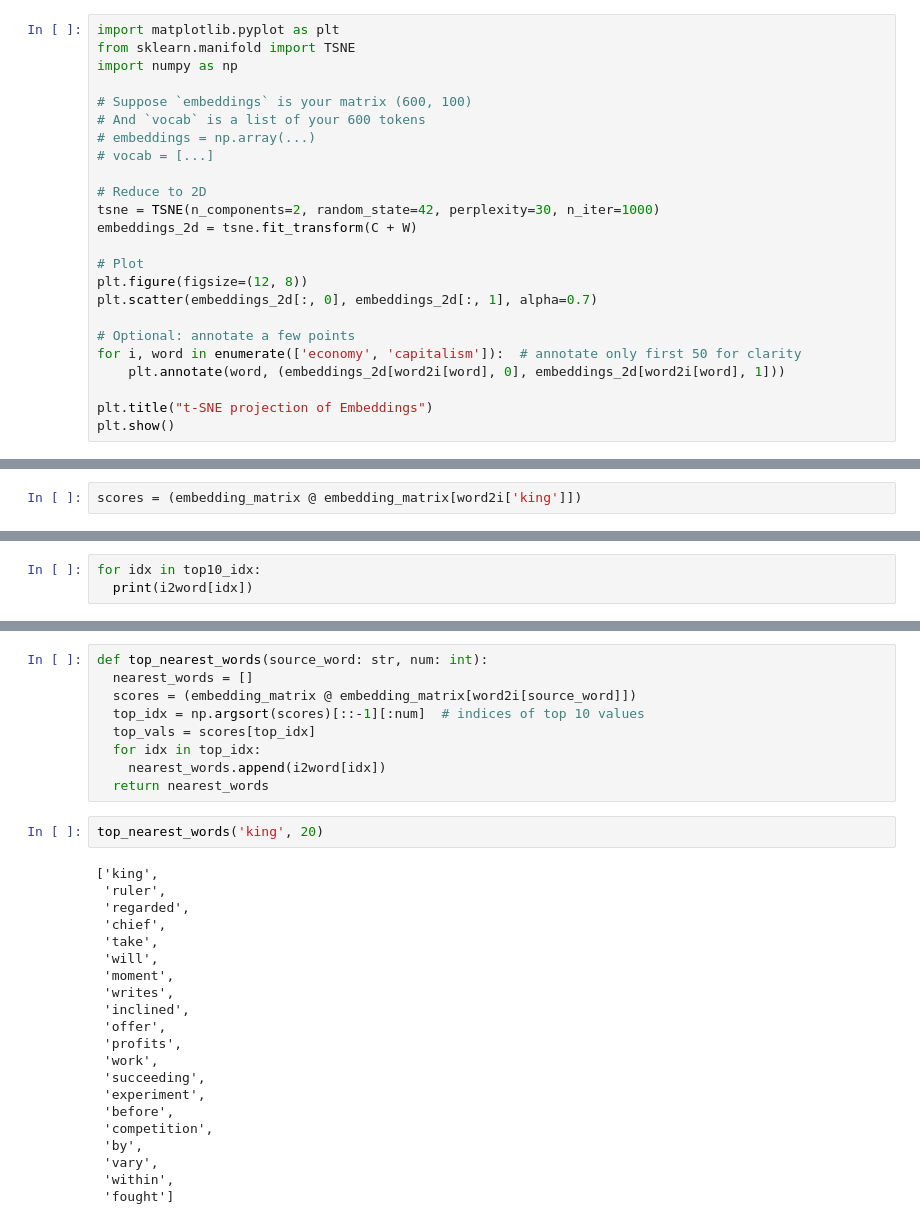
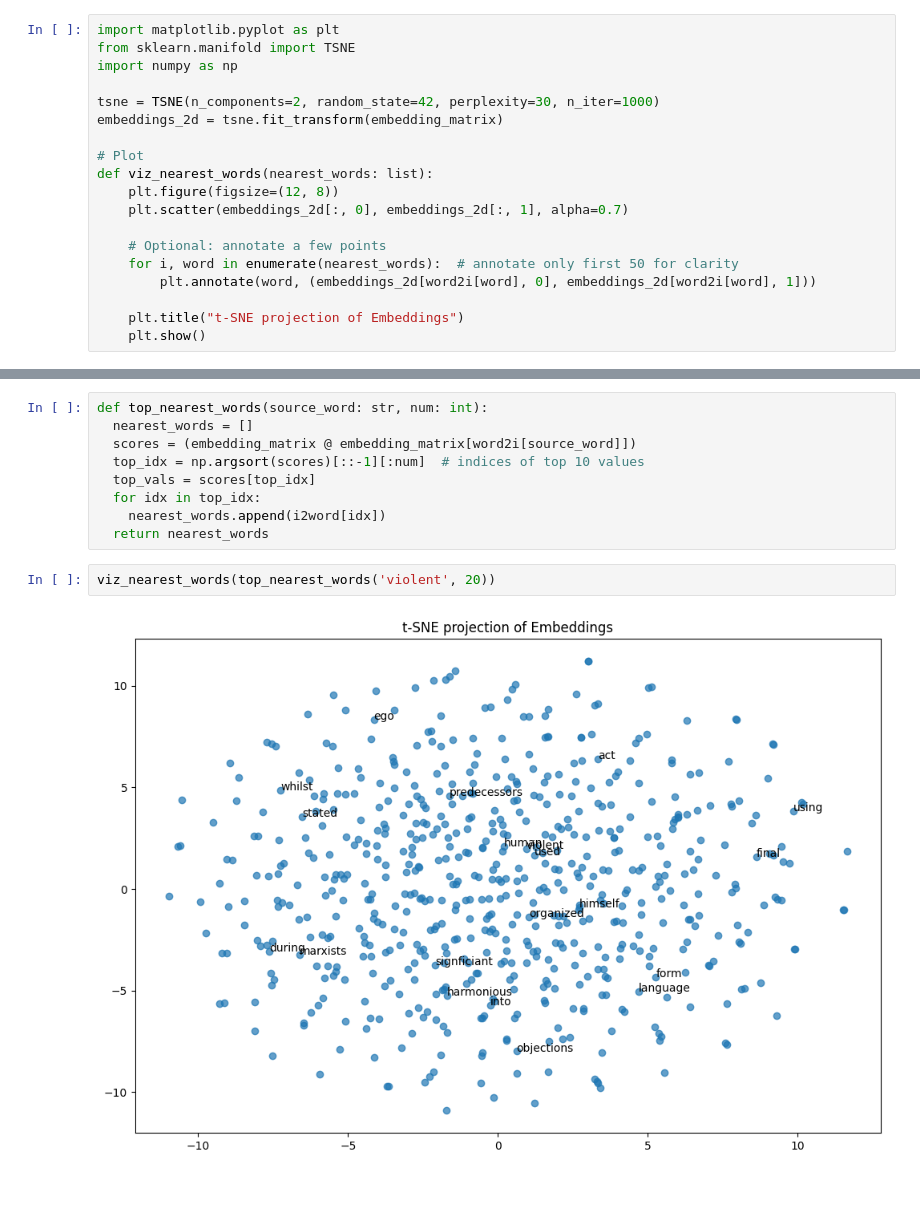
Before and after one commit to hirennan/word2vec, a Jupyter notebook: model.ipynb, the cells around one changed output, grey strips where cells are left out. Cells and saved outputs as stored; diff of their text form; blank space fills up the shorter version.

```diff
--- a/model.ipynb
+++ b/model.ipynb
@@ -393,22 +317,17 @@ import matplotlib.pyplot as plt
 from sklearn.manifold import TSNE
 import numpy as np
 
-# Suppose `embeddings` is your matrix (600, 100)
-# And `vocab` is a list of your 600 tokens
-# embeddings = np.array(...)
-# vocab = [...]
-
-# Reduce to 2D
 tsne = TSNE(n_components=2, random_state=42, perplexity=30, n_iter=1000)
-embeddings_2d = tsne.fit_transform(C + W)
+embeddings_2d = tsne.fit_transform(embedding_matrix)
 
 # Plot
-plt.figure(figsize=(12, 8))
-plt.scatter(embeddings_2d[:, 0], embeddings_2d[:, 1], alpha=0.7)
+def viz_nearest_words(nearest_words: list):
+    plt.figure(figsize=(12, 8))
+    plt.scatter(embeddings_2d[:, 0], embeddings_2d[:, 1], alpha=0.7)
 
-# Optional: annotate a few points
-for i, word in enumerate(['economy', 'capitalism']):  # annotate only first 50 for clarity
-    plt.annotate(word, (embeddings_2d[word2i[word], 0], embeddings_2d[word2i[word], 1]))
+    # Optional: annotate a few points
+    for i, word in enumerate(nearest_words):  # annotate only first 50 for clarity
+        plt.annotate(word, (embeddings_2d[word2i[word], 0], embeddings_2d[word2i[word], 1]))
 
-plt.title("t-SNE projection of Embeddings")
-plt.show()
+    plt.title("t-SNE projection of Embeddings")
+    plt.show()
@@ -454,2 +338,0 @@ array([-1.7703631,  6.099096 ], dtype=float32)
-# %%
-scores = (embedding_matrix @ embedding_matrix[word2i['king']])
@@ -463,3 +338,0 @@ array([ 98, 326,  88, 331, 477, 426,  81, 250, 227,  17])
-# %%
-for idx in top10_idx:
-  print(i2word[idx])
@@ -484,25 +346,6 @@ def top_nearest_words(source_word: str, num: int):
     nearest_words.append(i2word[idx])
   return nearest_words
 # %%
-top_nearest_words('king', 20)
+viz_nearest_words(top_nearest_words('violent', 20))
 # %% [output]
-['king',
- 'ruler',
- 'regarded',
- 'chief',
- 'take',
- 'will',
- 'moment',
- 'writes',
- 'inclined',
- 'offer',
- 'profits',
- 'work',
- 'succeeding',
- 'experiment',
- 'before',
- 'competition',
- 'by',
- 'vary',
- 'within',
- 'fought']
+[figure, added]
```
Also changed, not shown: parts of 14 cells of this notebook.
